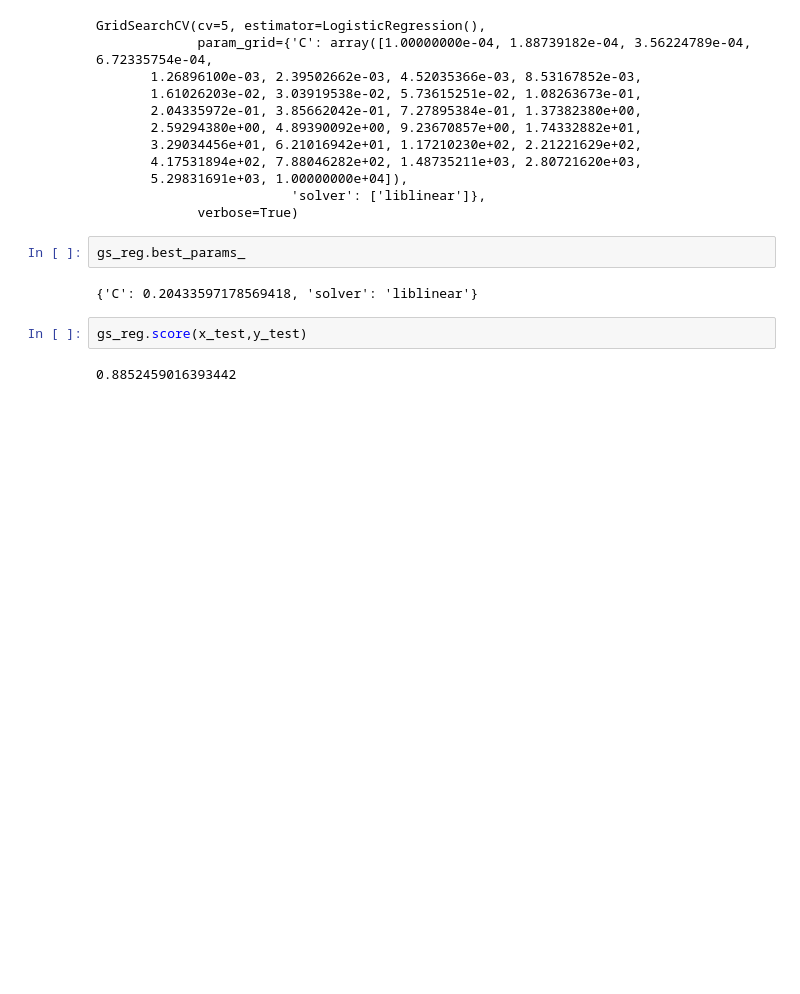
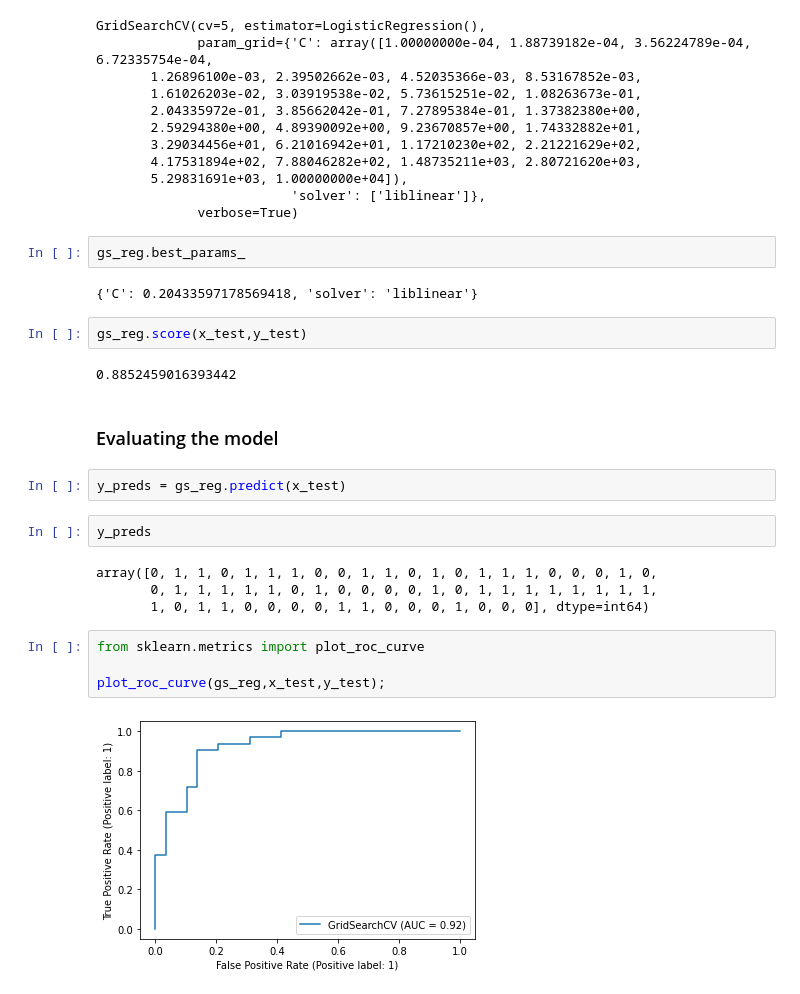
Before and after one commit to Srijan-1-3/Heart-Disease-Classification, a Jupyter notebook: heart-disease-classification.ipynb, the cells around one changed output. Saved outputs shown, nothing was run; the diff lists cells and outputs as text; blank space fills up the shorter version.

Commit message:
ROC Curve and Confusion Matrix Created

```diff
--- a/heart-disease-classification.ipynb
+++ b/heart-disease-classification.ipynb
@@ -315,3 +315,19 @@ gs_reg.best_params_
 gs_reg.score(x_test,y_test)
 # %% [output]
 0.8852459016393442
+# %% [markdown]
+### Evaluating the model
+# %%
+y_preds = gs_reg.predict(x_test)
+# %%
+y_preds
+# %% [output]
+array([0, 1, 1, 0, 1, 1, 1, 0, 0, 1, 1, 0, 1, 0, 1, 1, 1, 0, 0, 0, 1, 0,
+       0, 1, 1, 1, 1, 1, 0, 1, 0, 0, 0, 0, 1, 0, 1, 1, 1, 1, 1, 1, 1, 1,
+       1, 0, 1, 1, 0, 0, 0, 0, 1, 1, 0, 0, 0, 1, 0, 0, 0], dtype=int64)
+# %%
+from sklearn.metrics import plot_roc_curve
+
+plot_roc_curve(gs_reg,x_test,y_test);
+# %% [output]
+[figure, added]
```
Also changed, not shown: parts of 2 cells of this notebook, 3 other files.
